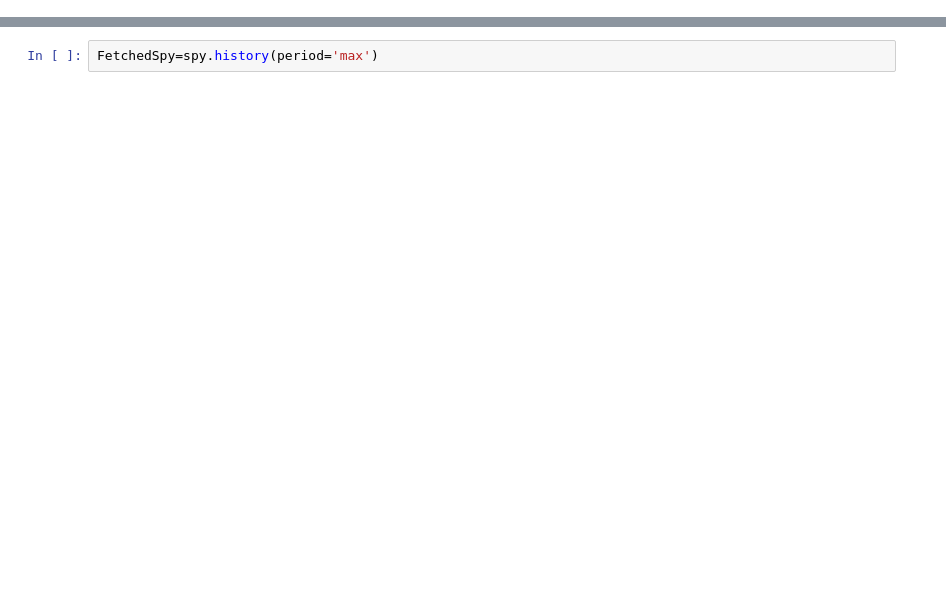
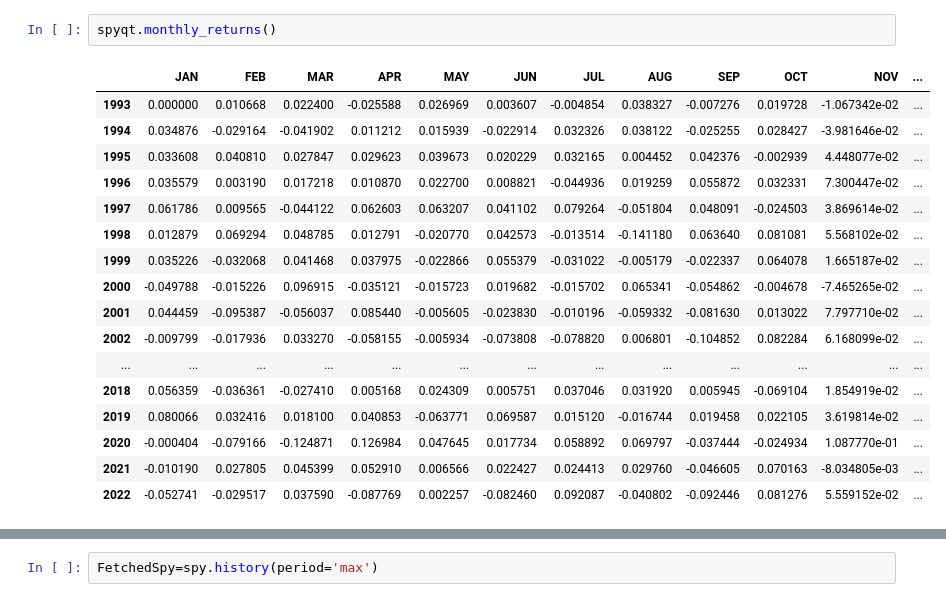
Before and after one commit to NingDin/Group-Project1, a Jupyter notebook: yfinance-spy.ipynb, the cells around one changed output, grey strips where cells are left out. Saved outputs shown, nothing was run; the diff lists cells and outputs as text; blank space fills up the shorter version.

```diff
--- a/yfinance-spy.ipynb
+++ b/yfinance-spy.ipynb
@@ -4,0 +127,20 @@ import pandas as pd
+# %%
+spyqt.monthly_returns()
+# %% [output]
+|  | JAN | FEB | MAR | APR | MAY | JUN | JUL | AUG | SEP | OCT | NOV | ... |
+| 1993 | 0.000000 | 0.010668 | 0.022400 | -0.025588 | 0.026969 | 0.003607 | -0.004854 | 0.038327 | -0.007276 | 0.019728 | -1.067342e-02 | ... |
+| 1994 | 0.034876 | -0.029164 | -0.041902 | 0.011212 | 0.015939 | -0.022914 | 0.032326 | 0.038122 | -0.025255 | 0.028427 | -3.981646e-02 | ... |
+| 1995 | 0.033608 | 0.040810 | 0.027847 | 0.029623 | 0.039673 | 0.020229 | 0.032165 | 0.004452 | 0.042376 | -0.002939 | 4.448077e-02 | ... |
+| 1996 | 0.035579 | 0.003190 | 0.017218 | 0.010870 | 0.022700 | 0.008821 | -0.044936 | 0.019259 | 0.055872 | 0.032331 | 7.300447e-02 | ... |
+| 1997 | 0.061786 | 0.009565 | -0.044122 | 0.062603 | 0.063207 | 0.041102 | 0.079264 | -0.051804 | 0.048091 | -0.024503 | 3.869614e-02 | ... |
+| 1998 | 0.012879 | 0.069294 | 0.048785 | 0.012791 | -0.020770 | 0.042573 | -0.013514 | -0.141180 | 0.063640 | 0.081081 | 5.568102e-02 | ... |
+| 1999 | 0.035226 | -0.032068 | 0.041468 | 0.037975 | -0.022866 | 0.055379 | -0.031022 | -0.005179 | -0.022337 | 0.064078 | 1.665187e-02 | ... |
+| 2000 | -0.049788 | -0.015226 | 0.096915 | -0.035121 | -0.015723 | 0.019682 | -0.015702 | 0.065341 | -0.054862 | -0.004678 | -7.465265e-02 | ... |
+| 2001 | 0.044459 | -0.095387 | -0.056037 | 0.085440 | -0.005605 | -0.023830 | -0.010196 | -0.059332 | -0.081630 | 0.013022 | 7.797710e-02 | ... |
+| 2002 | -0.009799 | -0.017936 | 0.033270 | -0.058155 | -0.005934 | -0.073808 | -0.078820 | 0.006801 | -0.104852 | 0.082284 | 6.168099e-02 | ... |
+| ... | ... | ... | ... | ... | ... | ... | ... | ... | ... | ... | ... | ... |
+| 2018 | 0.056359 | -0.036361 | -0.027410 | 0.005168 | 0.024309 | 0.005751 | 0.037046 | 0.031920 | 0.005945 | -0.069104 | 1.854919e-02 | ... |
+| 2019 | 0.080066 | 0.032416 | 0.018100 | 0.040853 | -0.063771 | 0.069587 | 0.015120 | -0.016744 | 0.019458 | 0.022105 | 3.619814e-02 | ... |
+| 2020 | -0.000404 | -0.079166 | -0.124871 | 0.126984 | 0.047645 | 0.017734 | 0.058892 | 0.069797 | -0.037444 | -0.024934 | 1.087770e-01 | ... |
+| 2021 | -0.010190 | 0.027805 | 0.045399 | 0.052910 | 0.006566 | 0.022427 | 0.024413 | 0.029760 | -0.046605 | 0.070163 | -8.034805e-03 | ... |
+| 2022 | -0.052741 | -0.029517 | 0.037590 | -0.087769 | 0.002257 | -0.082460 | 0.092087 | -0.040802 | -0.092446 | 0.081276 | 5.559152e-02 | ... |
```
Also changed, not shown: parts of 118 cells of this notebook, 1 other file.
